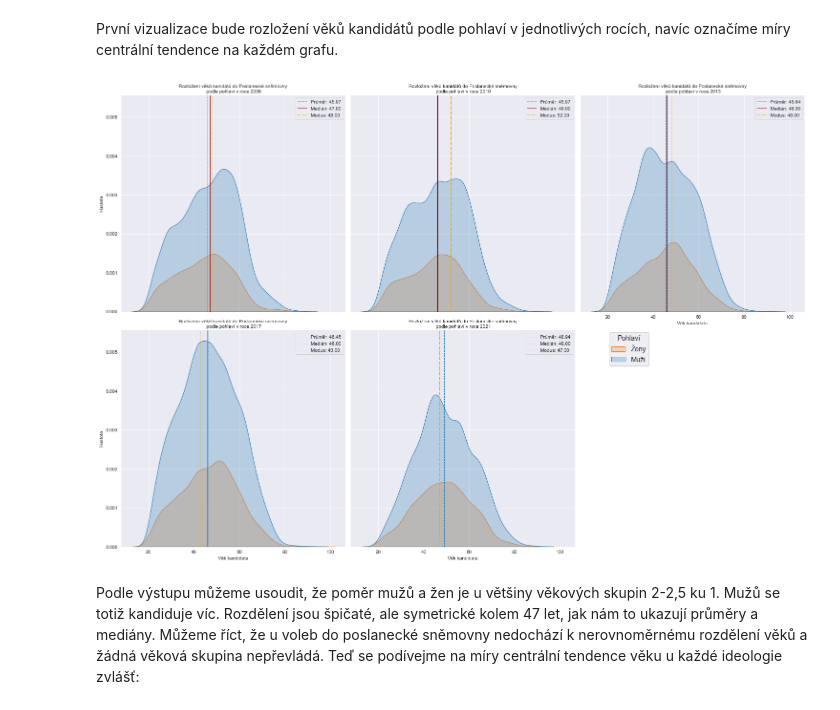
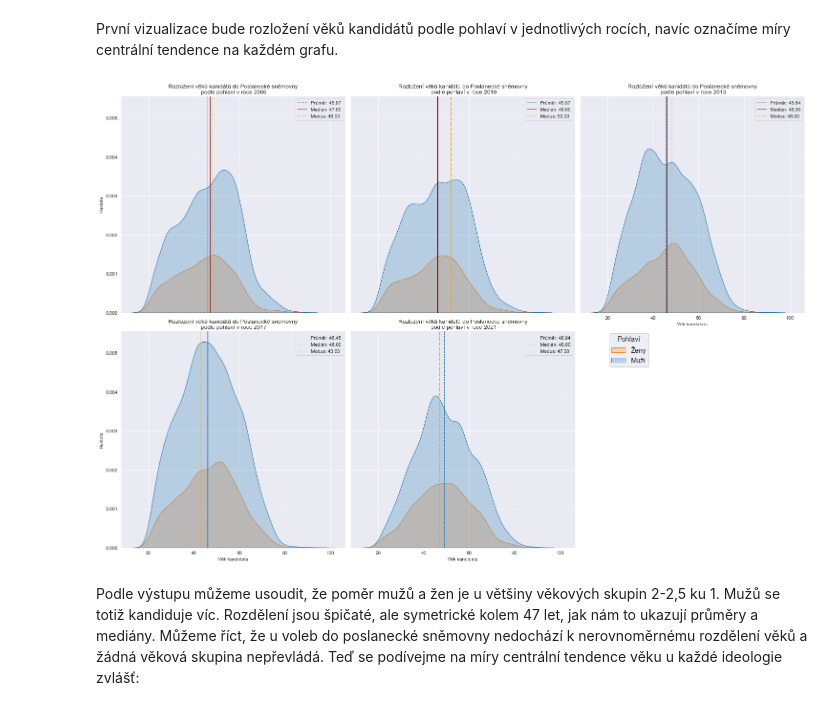
Before and after one commit to rmnskb/cz-elections, a Jupyter notebook: cz_elections_analysis.ipynb, the cells around one changed output. Cells and saved outputs as stored; diff of their text form; code cells hidden in the pictures.

```diff
--- a/cz_elections_analysis.ipynb
+++ b/cz_elections_analysis.ipynb
@@ -319,31 +319,32 @@ První vizualizace bude rozložení věků kandidátů podle pohlaví v jednotli
 # %%
 # knihovna seaborn a distribution plot budou použity pro daný účel, každý rok bude mít svůj graf
 g = sns.displot(
         data=snem_long, x="vek", hue="pohlavi", kind="kde",
         fill=True, legend=True, col="year", col_wrap=3,
         height=7
     )
-g.set_titles("Rozložení věků kanidátů do Poslanecké sněmovny\n podle pohlaví v roce {col_name}")
+g.set_titles("Rozložení věků kanidátů do Poslanecké sněmovny\n podle pohlaví v roce {col_name}",
+             size="large")
 g.set(xlabel="Věk kandidáta", ylabel="Hustota")
 sns.move_legend(g, "center right", bbox_to_anchor=(.75, .45), frameon=True, fontsize="x-large",
                 title="Pohlaví", title_fontsize="x-large", labels=["Ženy", "Muži"])
 
 # také na grafech budou označeny míry centrální tendence ve tvaru svislých přímek
 years_avgs = {}
 for i, year in enumerate(snem_years):
     years_avgs[i] = [snem_long.query(f"year == {year}")["vek"].mean(),
                      snem_long.query(f"year == {year}")["vek"].median(),
                      snem_long.query(f"year == {year}")["vek"].mode().iat[0]]
 
 # nakonec přidáváme přímky na jednotlivé grafy rozložení
 axes = g.axes.flatten()
 for i, ax in enumerate(axes):
     ax.axvline(years_avgs[i][0], ls="--", lw=1.0, label=f"""Průměr: {years_avgs[i][0]:.2f}""")
     ax.axvline(years_avgs[i][1], color="darkred", lw=1.0, label=f"""Medián: {years_avgs[i][1]:.2f}""")
     ax.axvline(years_avgs[i][2], ls="-.", color="orange", lw=1.0, label=f"""Modus: {years_avgs[i][2]:.2f}""")
     ax.legend(loc=0)
 # %% [output]
-[figure, old version]
+[figure, new version]
 # %% [markdown]
 Podle výstupu můžeme usoudit, že poměr mužů a žen je u většiny věkových skupin 2-2,5 ku 1. Mužů se totiž kandiduje víc.
 Rozdělení jsou špičaté, ale symetrické kolem 47 let, jak nám to ukazují průměry a mediány. Můžeme říct, že u voleb do poslanecké sněmovny nedochází k nerovnoměrnému rozdělení věků a žádná věková skupina nepřevládá.
```
